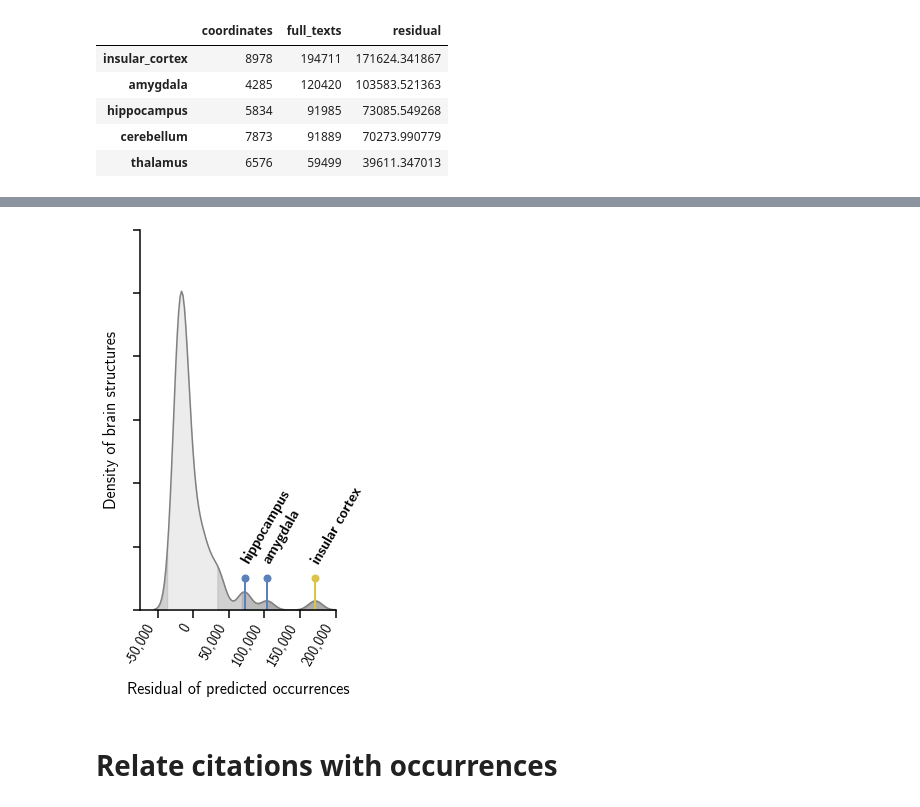
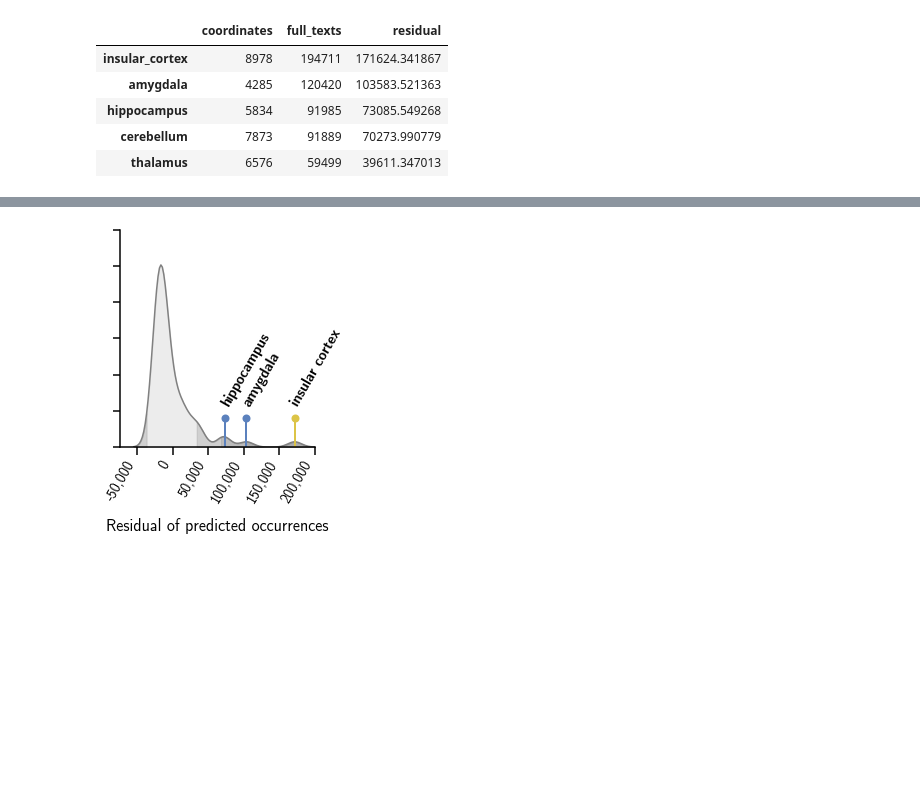
Before and after one commit to ehbeam/nke-bias, a Jupyter notebook: bias_aspiration.ipynb, the cells around one changed output, grey strips where cells are left out. Drawn from its saved outputs; the diff is of its cells as text; code cells hidden in the pictures; blank space fills up the shorter version.

```diff
--- a/bias_aspiration.ipynb
+++ b/bias_aspiration.ipynb
@@ -120,7 +152,8 @@ dtm_bin.head()
 import numpy as np
 # %%
 n = meta["CITATIONS_PER_YEAR"].sort_values(ascending=False)
-top_n = list(n.index[:int(len(n)/2)])
-bot_n = list(n.index[int(len(n)/2):])
+idx = int(len(n) * (1.0/3.0))
+top_n = list(n.index[:idx])
+bot_n = list(n.index[idx:])
 len(top_n)
 # %% [output]
@@ -168,2 +209,2 @@ from style import style
 # %%
-fdr_thres = 1e-6
+fdr_thres = 1e-5
@@ -248,0 +287,5 @@ Index(['hippocampus', 'amygdala', 'insular_cortex'], dtype='object')
+# %%
+outliers = freq["residual"].sort_values().index[-3:]
+terms_to_label = [outlier for outlier in outliers if outlier.replace("_", " ") + " (L)" in list(df_coord_thres["TERM"])]
+terms_to_label = [outlier for outlier in terms_to_label if outlier.replace("_", " ") + " (R)" in list(df_coord_thres["TERM"])]
+terms_to_label
@@ -261,7 +306,7 @@ prop_lab = font_manager.FontProperties(fname=font, size=16)
 
 rcParams["axes.linewidth"] = 1.5
 
-fig, ax = plt.subplots(figsize=(3.5, 7))
+fig, ax = plt.subplots(figsize=(3.5, 4))
 
 x = freq["coordinates"]
 y = freq["full_texts"]
@@ -303,7 +348,7 @@ ax.xaxis.set_tick_params(width=1.5, length=7)
 ax.yaxis.set_tick_params(width=1.5, length=7)
 
 ax.set_xlabel("Articles that reported coordinates", fontproperties=prop_lab, labelpad=7.5)
-ax.set_ylabel("Term occurrences in full texts", fontproperties=prop_lab, labelpad=5)
+ax.set_ylabel("Occurrences in full texts", fontproperties=prop_lab, labelpad=5)
 
 plt.savefig("figures/occ_coord_full.png", dpi=250, bbox_inches="tight")
 plt.show()
@@ -325,7 +370,7 @@ prop_lab = font_manager.FontProperties(fname=font, size=16)
 rcParams["axes.linewidth"] = 1.5
 
 
-fig, ax = plt.subplots(figsize=(3.5, 7))
+fig, ax = plt.subplots(figsize=(3.5, 4))
 
 sns.distplot(freq["residual"], hist=False, kde=True,
              bins=20, color="gray",
@@ -351,36 +396,34 @@ for n_sd in range(1, 4):
     pos = mu + (n_sd * sd)
     closest_x = min(x, key=lambda list_value : abs(list_value - pos))
     idx = list(x).index(closest_x)
     ax.fill_between(x[idx-1:], y[idx-1:], color="gray", alpha=0.25)
 
 for term in terms_to_label:
     row = freq.loc[term]
     x = row["residual"]
-    y = 0.0000025
-    plt.text(x-8500, y+0.00000125, term.replace("_", " "), rotation=60, fontproperties=prop_dot, ha="left")
+    y = 0.000004
+    plt.text(x-8500, y+0.00000175, term.replace("_", " "), rotation=60, fontproperties=prop_dot, ha="left")
     for color in term2colors[term]:
         plt.plot([x, x], [0, y], color=color, linewidth=2)
         plt.scatter(x, y, color=color, linewidth=2)
 
 ax.set_xlim([-75000, 200000])
 ax.set_ylim([0, 0.00003])
 
 ax.set_xticklabels([format(int(v), ",d") for v in plt.xticks()[0]],
                    rotation=60, fontproperties=prop_ax, ha="right")
 ax.set_yticklabels([], fontproperties=prop_ax)
 
 for side in ["right", "top"]:
     ax.spines[side].set_visible(False)
 
 ax.xaxis.set_tick_params(width=1.5, length=7.5)
 ax.yaxis.set_tick_params(width=1.5, length=7.5)
 
 ax.set_xlabel("Residual of predicted occurrences", fontproperties=prop_lab, labelpad=12.5)
-ax.set_ylabel("Density of brain structures", fontproperties=prop_lab, labelpad=10)
+ax.set_ylabel("", fontproperties=prop_lab, labelpad=10)
 
 plt.savefig("figures/resid_coord_full.png", dpi=250, bbox_inches="tight")
 plt.show()
 # %% [output]
-[figure, old version]
+[figure, new version]
-# %% [markdown]
-# Relate citations with occurrences
```
Also changed, not shown: parts of 26 cells of this notebook, 3 other files.
